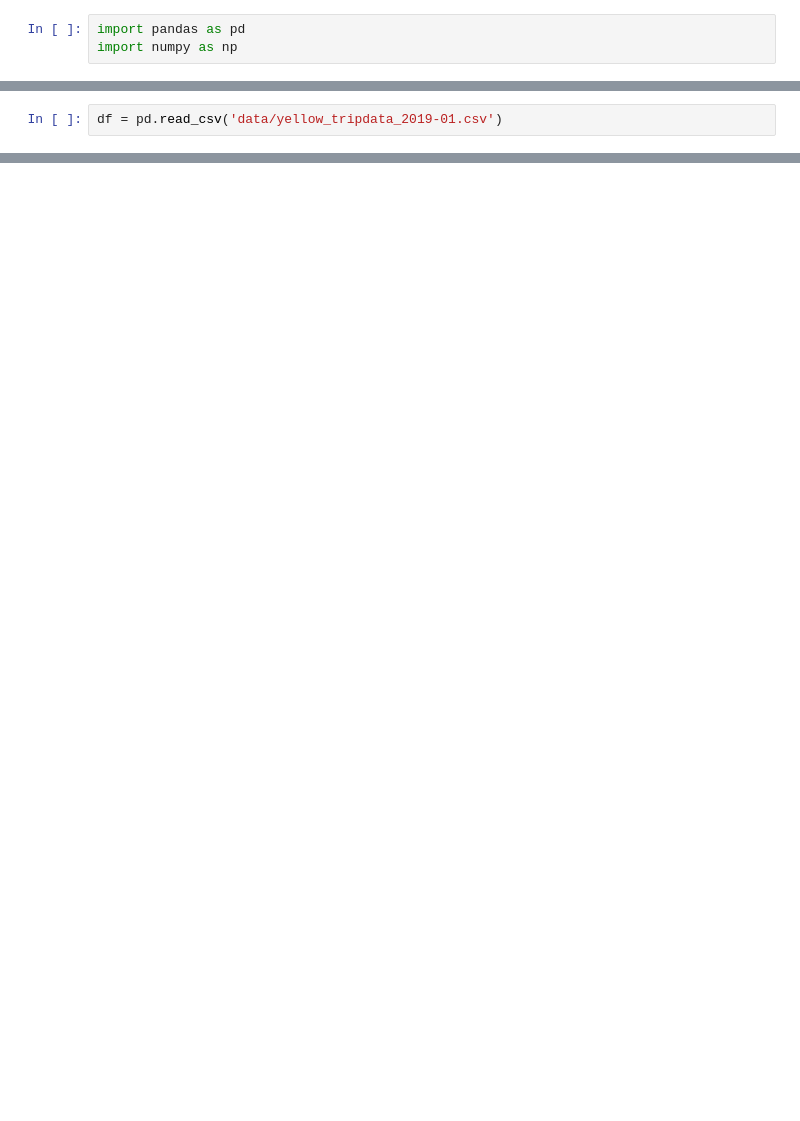
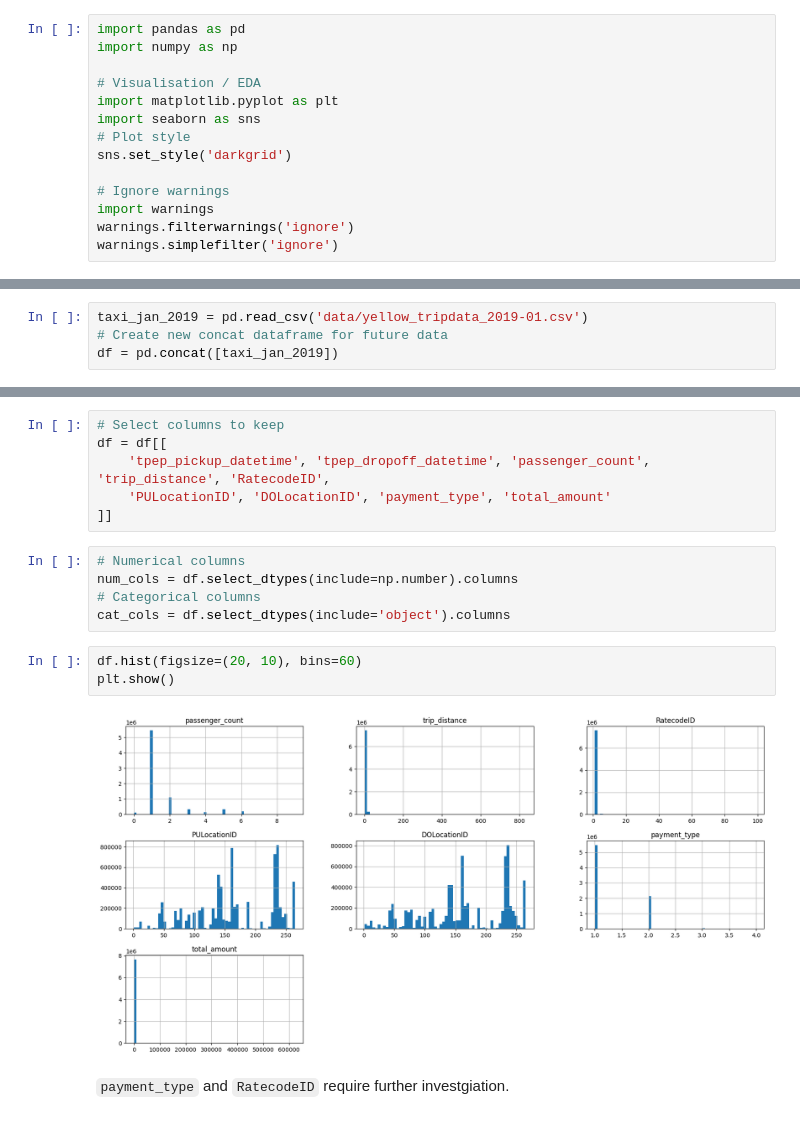
Before and after one commit to Cee-boop/New-York-Taxi-Analysis, a Jupyter notebook: presentable_notebook.ipynb, the cells around one changed output, grey strips where cells are left out. Cells and saved outputs as stored; diff of their text form; blank space fills up the shorter version.

```diff
--- a/presentable_notebook.ipynb
+++ b/presentable_notebook.ipynb
@@ -1,3 +7,14 @@
 # %%
 import pandas as pd
 import numpy as np
+
+# Visualisation / EDA
+import matplotlib.pyplot as plt
+import seaborn as sns
+# Plot style
+sns.set_style('darkgrid')
+
+# Ignore warnings
+import warnings
+warnings.filterwarnings('ignore')
+warnings.simplefilter('ignore')
@@ -4,2 +23,4 @@ import numpy as np
 # %%
-df = pd.read_csv('data/yellow_tripdata_2019-01.csv')
+taxi_jan_2019 = pd.read_csv('data/yellow_tripdata_2019-01.csv')
+# Create new concat dataframe for future data
+df = pd.concat([taxi_jan_2019])
@@ -19,0 +85,18 @@ df.shape
+# %%
+# Select columns to keep
+df = df[[
+    'tpep_pickup_datetime', 'tpep_dropoff_datetime', 'passenger_count', 'trip_distance', 'RatecodeID',
+    'PULocationID', 'DOLocationID', 'payment_type', 'total_amount'
+]]
+# %%
+# Numerical columns
+num_cols = df.select_dtypes(include=np.number).columns
+# Categorical columns
+cat_cols = df.select_dtypes(include='object').columns
+# %%
+df.hist(figsize=(20, 10), bins=60)
+plt.show()
+# %% [output]
+[figure, added]
+# %% [markdown]
+`payment_type` and `RatecodeID` require further investgiation.
```
Also changed, not shown: parts of 16 cells of this notebook.
